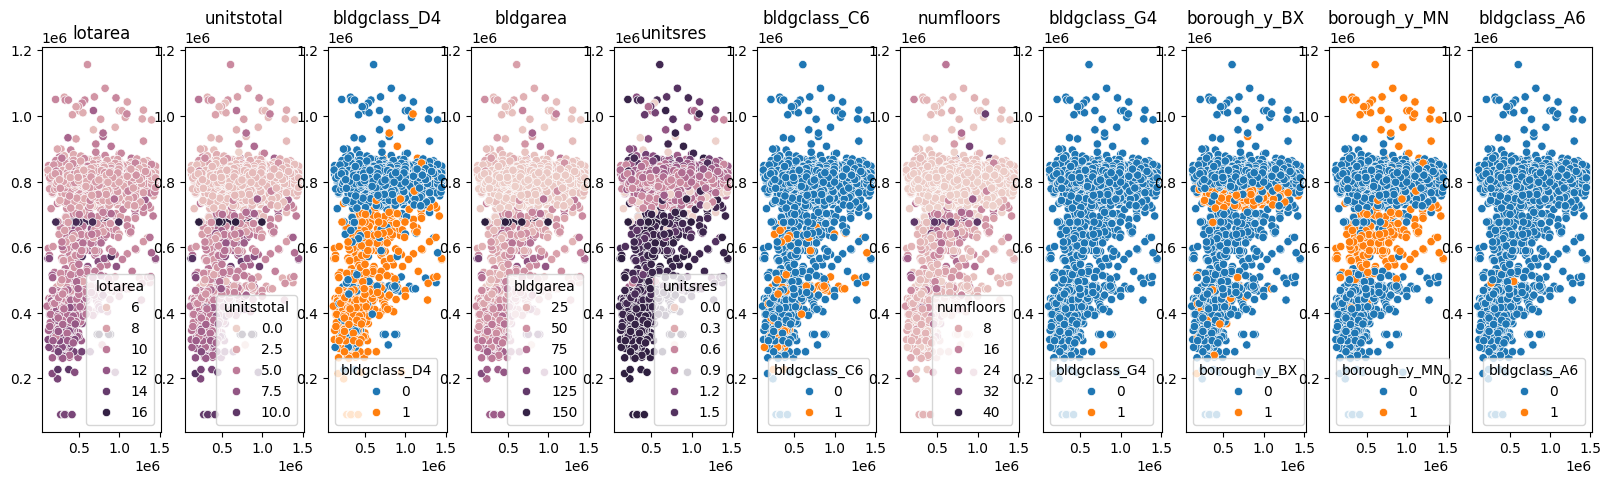
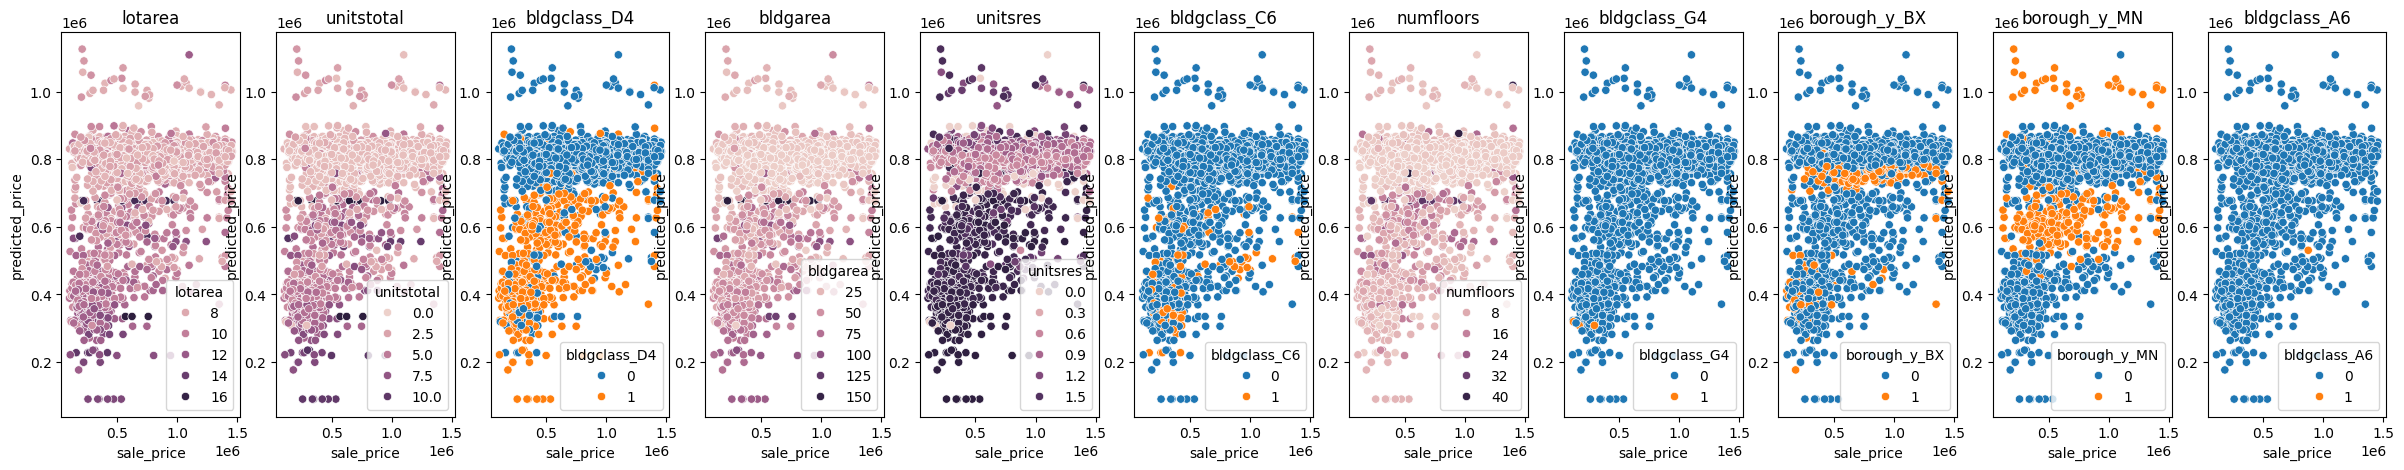
Code edit (unified diff) that turned the first committed figure into the second:
--- before
+++ after
@@ -9,10 +9,9 @@
 
 # Create a multiplot canvas with the amount of features as the number of plot.
-fig, axes = plt.subplots(1, feature_amount , figsize=(20, 5))
+fig, axes = plt.subplots(1, feature_amount , figsize=(30, 5))
 
 # turn each plot into a scatterplot for every feature in the list.
 for index, feature in enumerate(features_list):
     sns.scatterplot(case_sample, x="sale_price", y="predicted_price", hue=feature, ax=axes[index])
-    axes[index].set(xlabel=None, ylabel=None)
     axes[index].set_title(feature)
     

Commit: Mostly finished with ex2_main. Just needs testerrow, markdown, data leak checks, and maybe more.